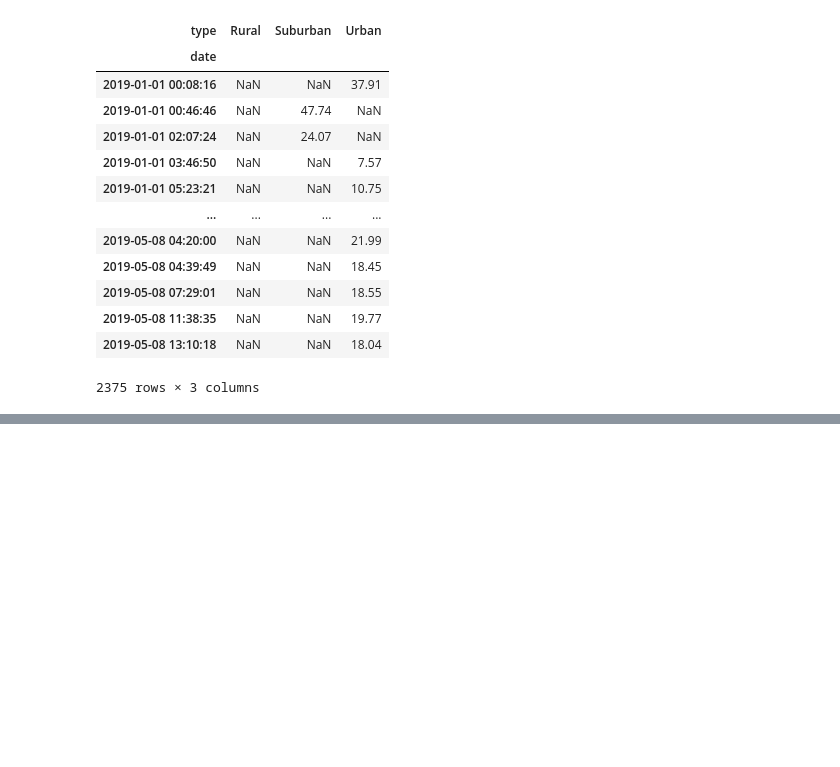
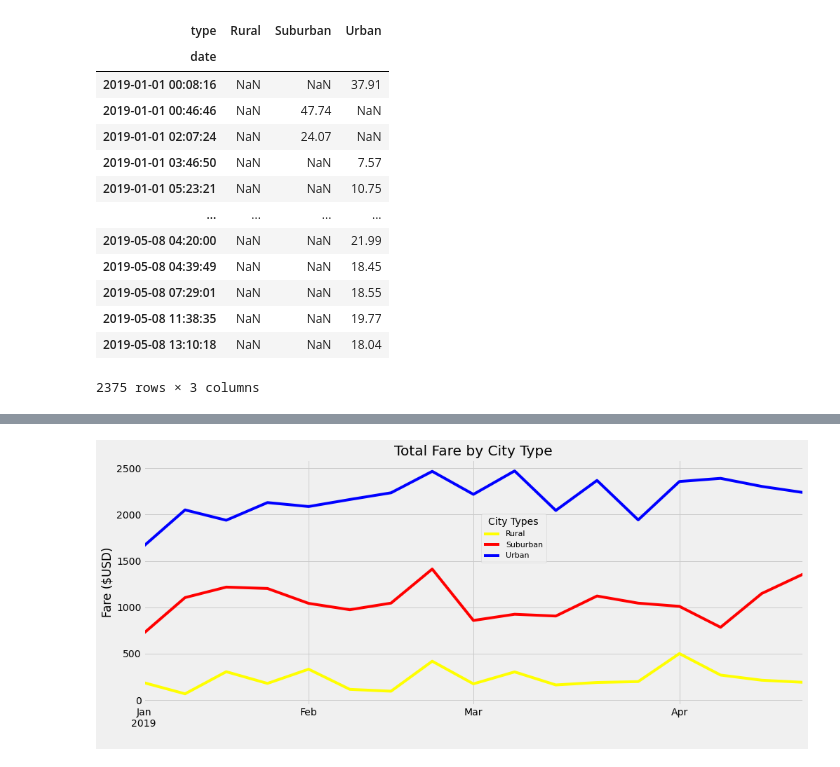
Before and after one commit to wjnicholson87/PyBer_Analysis, a Jupyter notebook: PyBer_Challenge.ipynb, the cells around one changed output, grey strips where cells are left out. Cells and saved outputs as stored; diff of their text form; code cells hidden in the pictures; blank space fills up the shorter version.

```diff
--- a/PyBer_Challenge.ipynb
+++ b/PyBer_Challenge.ipynb
@@ -172,7 +205,8 @@ city_daily_fares
 # %%
 # 4. Create a pivot table with the 'date' as the index, the columns ='type', and values='fare'
 # to get the total fares for each type of city by the date.
-city_daily_fares.pivot(index = 'date', columns = 'type', values = 'fare')
+daily_fares_pivot = city_daily_fares.pivot(index = 'date', columns = 'type', values = 'fare')
+daily_fares_pivot
 # %% [output]
 | type | Rural | Suburban | Urban |
 | date |  |  |  |
@@ -190,7 +224,7 @@ city_daily_fares.pivot(index = 'date', columns = 'type', values = 'fare')
 2375 rows × 3 columns
 # %%
 # 5. Create a new DataFrame from the pivot table DataFrame using loc on the given dates, '2019-01-01':'2019-04-29'.
-four_month_range = city_daily_fares.loc[(city_daily_fares.index >= "2019-01-01") & (city_daily_fares.index <= "2019-04-29")]
+four_month_range = daily_fares_pivot.loc[(daily_fares_pivot.index >= '2019-01-01') & (daily_fares_pivot.index <= '2019-04-29')]
 
 four_month_range
 # %% [output]
@@ -210,7 +303,21 @@ four_month_range = four_month_range.resample("W").sum()
 # %%
 # 8. Using the object-oriented interface method, plot the resample DataFrame using the df.plot() function.
 
 # Import the style from Matplotlib.
 from matplotlib import style
 # Use the graph style fivethirtyeight.
 style.use('fivethirtyeight')
+
+fig, ax = plt.subplots(figsize=(15,6))
+four_month_range.plot(kind="line", ax=ax, color=["yellow", "red", "blue"])
+ax.set_title("Total Fare by City Type")
+ax.set_ylabel("Fare ($USD)")
+ax.set_xlabel(" ")
+lgnd = plt.legend(fontsize="11", mode="Expanded", loc=(0.5115,0.581), title="City Types")
+
+# Save Figure
+plt.savefig("PyBer_fare_summary.png")
+
+plt.show()
+# %% [output]
+[figure, added]
```
Also changed, not shown: parts of 12 cells of this notebook, 2 other files.
